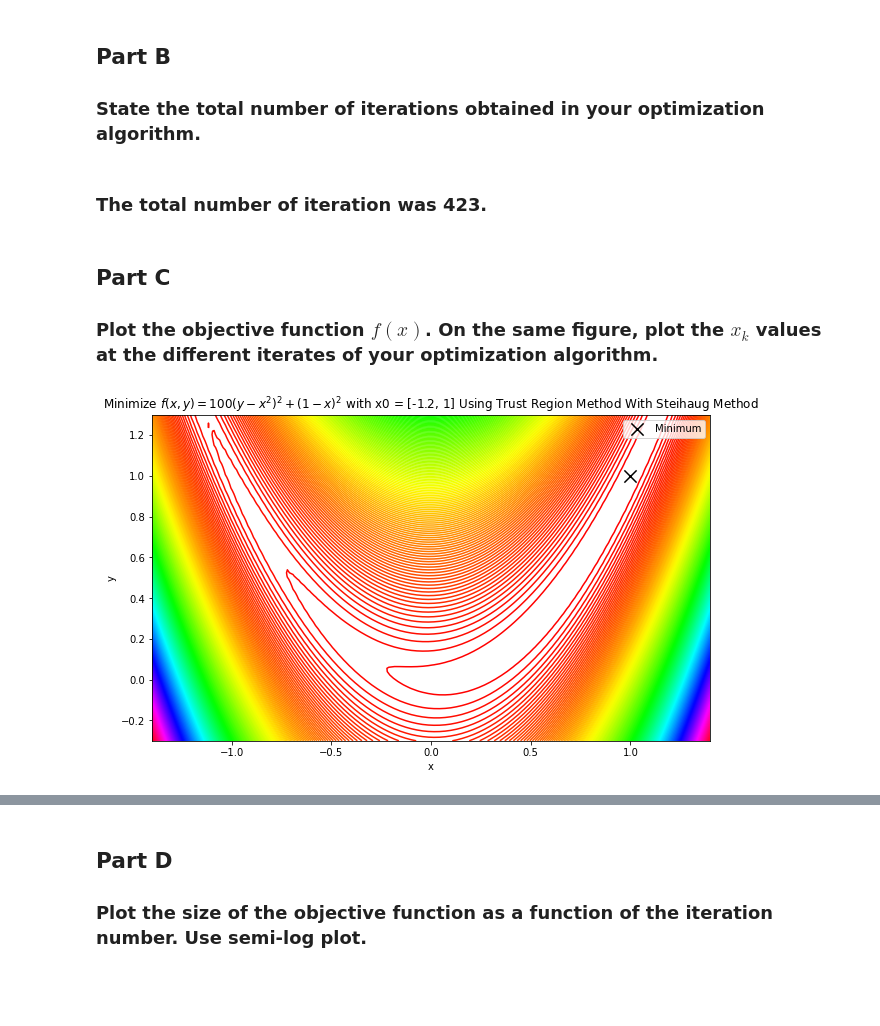
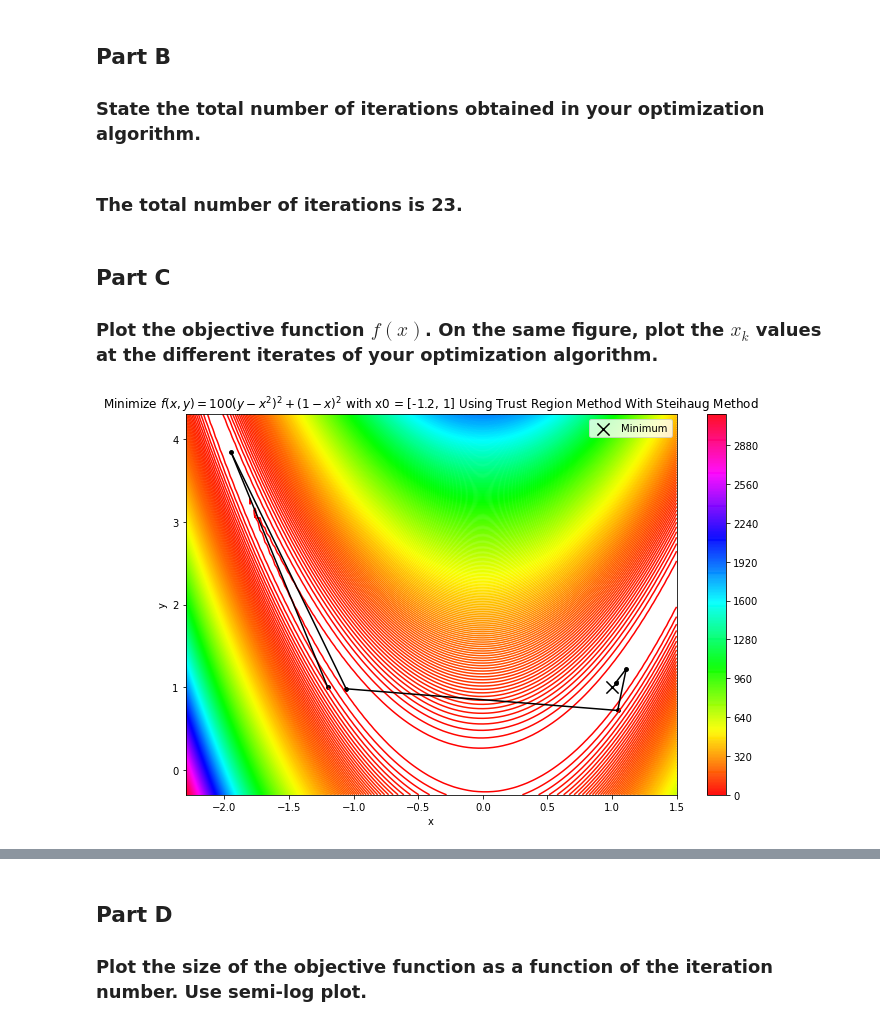
Before and after one commit to wpmcgrath95/MATH-693A-Advanced-Numerical-Methods, a Jupyter notebook: python/homework4.ipynb, the cells around one changed output, grey strips where cells are left out. Saved outputs shown, nothing was run; the diff lists cells and outputs as text; code cells hidden in the pictures; blank space fills up the shorter version.

```diff
--- a/python/homework4.ipynb
+++ b/python/homework4.ipynb
@@ -122,7 +122,7 @@ def steihaug_method(xbar_k, grad, Bk, trust_reg, eps=10**(-6)):
 - Else we keep the size of the trust region.
 # %%
 # trust region algorithm
-def trust_region(x0, obj_func, grad, hess, grad_stop_criteria, eta=0.15, initial_trust_radius=1, max_trust_radius=30):
+def trust_region(x0, obj_func, grad, hess, grad_stop_criteria, eta=0.1, initial_trust_radius=1, max_trust_radius=300):
     xbar_k = x0 # xbar_k = xbar_transposed
     trust_reg = initial_trust_radius
     k = 1
@@ -133,7 +133,6 @@ def trust_region(x0, obj_func, grad, hess, grad_stop_criteria, eta=0.15, initial
 
         # get approx. step pbar_k by steihaug method (gives minimized pbar_k)
         pbar_k = steihaug_method(xbar_k, grad, Bk, trust_reg)
-        print(pbar_k)
 
         # define a ratio measuring the success of a step
         # given a step pbar_k we define the ratio: rho_k = actual reduction / predicted reduction
@@ -150,10 +149,8 @@ def trust_region(x0, obj_func, grad, hess, grad_stop_criteria, eta=0.15, initial
         # rho is close to one and pbar_k has reached the boundary of the trust region, therefore the trust region must be expanded
         # euclidean norm of pbar_k = sqrt(np.dot(pbar_k, pbar_k)) = np.linalg.norm(pbar_k)
         else:
-            if rho_k > 0.75 and np.linalg.norm(pbar_k) == trust_reg:
+            if rho_k > 0.75 and np.linalg.norm(pbar_k) == trust_reg: #np.abs(np.linalg.norm(pbar_k) - trust_reg) < 10**(-8):
                 trust_reg = min(2 * trust_reg, max_trust_radius)
-            else:
-                trust_reg = trust_reg
 
         # add to dataframe
         if k == 1:
@@ -177,6 +174,9 @@ def trust_region(x0, obj_func, grad, hess, grad_stop_criteria, eta=0.15, initial
         rho_list.append(rho_k)
         trust_reg_list.append(trust_reg)
 
+        if k >= 23:
+            break
+
         k = k + 1
 
         trust_region_steihaug_df = pd.DataFrame(
@@ -187,7 +187,7 @@ def trust_region(x0, obj_func, grad, hess, grad_stop_criteria, eta=0.15, initial
     return trust_region_steihaug_df
 # %%
 # [-1.2, 1] = initial point in trust region
-trust_region_steihaug_df = trust_region([-1.2, 1], objective_func, gradient, hessian, 10**(-2))
-trust_region_steihaug_df
+trust_region_steihaug_1_df = trust_region([-1.2, 1], objective_func, gradient, hessian, 10**(-8))
+trust_region_steihaug_1_df
 # %% [output]
 Reached the trust region boundary
@@ -225,7 +268,7 @@ Reached the trust region boundary
 
 ### State the total number of iterations obtained in your optimization algorithm.
 # %% [markdown]
-### The total number of iteration was 423.
+### The total number of iterations is 23.
 # %% [markdown]
 ## Part C
 
@@ -244,8 +287,9 @@ def contourplot(objective_func, x_range, y_range, title, ncontours=500):
     xbar = [X,Y]
     Z = objective_func(xbar)
 
-    plt.figure(figsize=(10, 6))
+    plt.figure(figsize=(11, 7))
     plt.contour(X, Y, Z, ncontours, cmap = 'hsv'); # plot the contours
+    plt.colorbar()
     plt.scatter(1, 1, marker="x", s=150, color="black", label = 'Minimum');  # mark the minimum
     plt.legend(loc=0)
     plt.title("Minimize $f(x,y)=100(y-x^2)^2 + (1-x)^2$ with %s"%title);
@@ -253,22 +297,22 @@ def contourplot(objective_func, x_range, y_range, title, ncontours=500):
     plt.ylabel('y')
 # %%
 # plot objective function
-contourplot(objective_func, [-1.4, 1.4], [-0.3, 1.3], "x0 = [-1.2, 1] Using Trust Region Method With Steihaug Method")
+contourplot(objective_func, [-2.3, 1.5], [-0.3, 4.3], "x0 = [-1.2, 1] Using Trust Region Method With Steihaug Method")
 
 # plot random iterations
-# xbar_list_1 = trust_region_steihaug_df['xbar'].to_list()
-# pt1 = xbar_list_1[0]
-# pt2 = xbar_list_1[5]
-# pt3 = xbar_list_1[10]
-# pt4 = xbar_list_1[15]
-# pt5 = xbar_list_1[20]
-# pt6 = xbar_list_1[25]
-# all_pts = [pt1, pt2, pt3, pt4, pt5, pt6]
+xbar_list_1 = trust_region_steihaug_1_df['xbar'].to_list()
+pt1 = xbar_list_1[0]
+pt2 = xbar_list_1[5]
+pt3 = xbar_list_1[10]
+pt4 = xbar_list_1[15]
+pt5 = xbar_list_1[20]
+pt6 = xbar_list_1[22]
+all_pts = [pt1, pt2, pt3, pt4, pt5, pt6]
 
-# for pt in all_pts:
-#     plt.scatter(pt[0], pt[1], marker='o', s=10, color='black');
+for pt in all_pts:
+    plt.scatter(pt[0], pt[1], marker='o', s=15, color='black');
 
-# for i in range(1, len(all_pts)):
-#     plt.plot((all_pts[i-1][0], all_pts[i][0]), (all_pts[i-1][1], all_pts[i][1]), color='black');
+for i in range(1, len(all_pts)):
+    plt.plot((all_pts[i-1][0], all_pts[i][0]), (all_pts[i-1][1], all_pts[i][1]), color='black');
 # %% [output]
-[figure, old version]
+[figure, new version]
```
Also changed, not shown: parts of 12 cells of this notebook.
